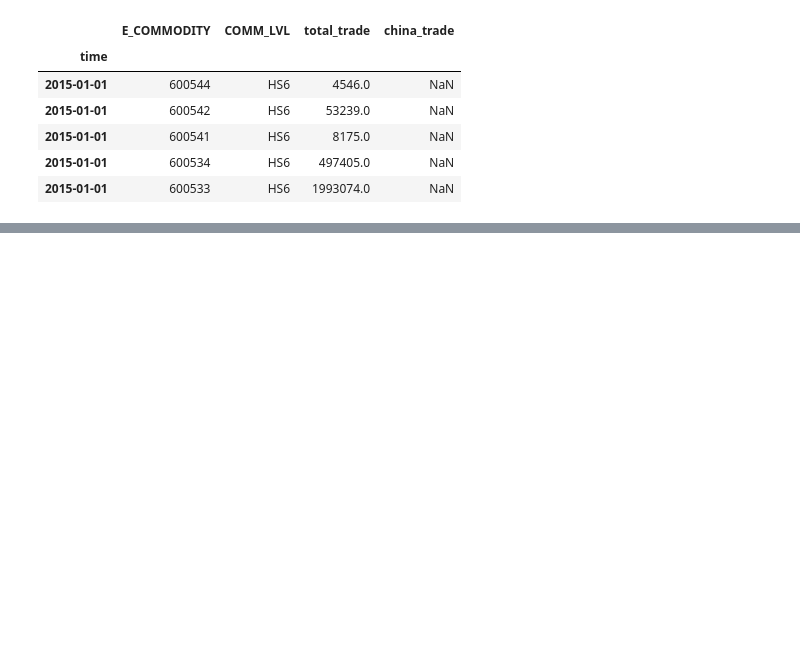
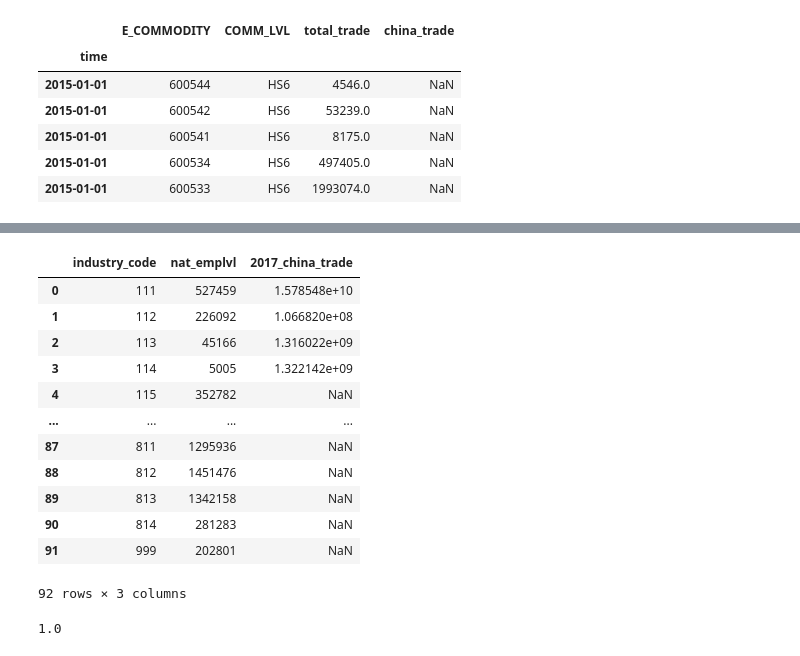
Before and after one commit to JayChang426/Pandas-to-STATA, a Jupyter notebook: countylevel_tariffs_and_exports.ipynb, the cells around one changed output, grey strips where cells are left out. Saved outputs shown, nothing was run; the diff lists cells and outputs as text; code cells hidden in the pictures; blank space fills up the shorter version.

Commit message:
Step 3, assert finished

```diff
--- a/countylevel_tariffs_and_exports.ipynb
+++ b/countylevel_tariffs_and_exports.ipynb
@@ -243,3 +243,7 @@ dftrade.head()
 | 2015-01-01 | 600533 | HS6 | 1993074.0 | NaN |
 # %%
 dftrade.to_csv("/Users/changjay/Desktop/Pandas-to-STATA Project/countylevel_tariffs_and_exports/step2_pandas.csv") # for checking
+# %%
+### STEP 3 ###
+dftrade_17 = dftrade.loc["2017"].groupby("E_COMMODITY").agg({"china_trade":"sum"})
+dftrade_17.head(10)
@@ -245,0 +297,10 @@ dftrade.to_csv("/Users/changjay/Desktop/Pandas-to-STATA Project/countylevel_tari
+# %%
+dftrade_17["hs6"] = dftrade_17.index
+
+dftrade_17["naics"] = dftrade_17["hs6"].map(dict_concordance)
+
+dftrade_17["naics4"] = dftrade_17["naics"].str[0:4]
+
+dftrade_17["naics3"] = dftrade_17["naics"].str[0:3]
+
+dftrade_17.rename({"china_trade":"2017_china_trade"}, axis = 1, inplace = True)
@@ -245,0 +317,3 @@ dftrade.to_csv("/Users/changjay/Desktop/Pandas-to-STATA Project/countylevel_tari
+# %%
+dftrade_17_naics3 = dftrade_17.groupby("naics3").agg({"2017_china_trade": "sum"})
+dftrade_17_naics3.head()
@@ -245,0 +328,19 @@ dftrade.to_csv("/Users/changjay/Desktop/Pandas-to-STATA Project/countylevel_tari
+# %%
+df_national = df_national.merge(dftrade_17_naics3["2017_china_trade"],
+                                left_on = "industry_code", right_index = True, how = "left")
+# %%
+df_national
+# %% [output]
+|  | industry_code | nat_emplvl | 2017_china_trade |
+| 0 | 111 | 527459 | 1.578548e+10 |
+| 1 | 112 | 226092 | 1.066820e+08 |
+| 2 | 113 | 45166 | 1.316022e+09 |
+| 3 | 114 | 5005 | 1.322142e+09 |
+| 4 | 115 | 352782 | NaN |
+| ... | ... | ... | ... |
+| 87 | 811 | 1295936 | NaN |
+| 88 | 812 | 1451476 | NaN |
+| 89 | 813 | 1342158 | NaN |
+| 90 | 814 | 281283 | NaN |
+| 91 | 999 | 202801 | NaN |
+92 rows × 3 columns
@@ -245,0 +352,4 @@ dftrade.to_csv("/Users/changjay/Desktop/Pandas-to-STATA Project/countylevel_tari
+# %%
+df_national.trd_wts.sum()
+# %% [output]
+1.0
```
Also changed, not shown: parts of 8 cells of this notebook, 2 other files.
